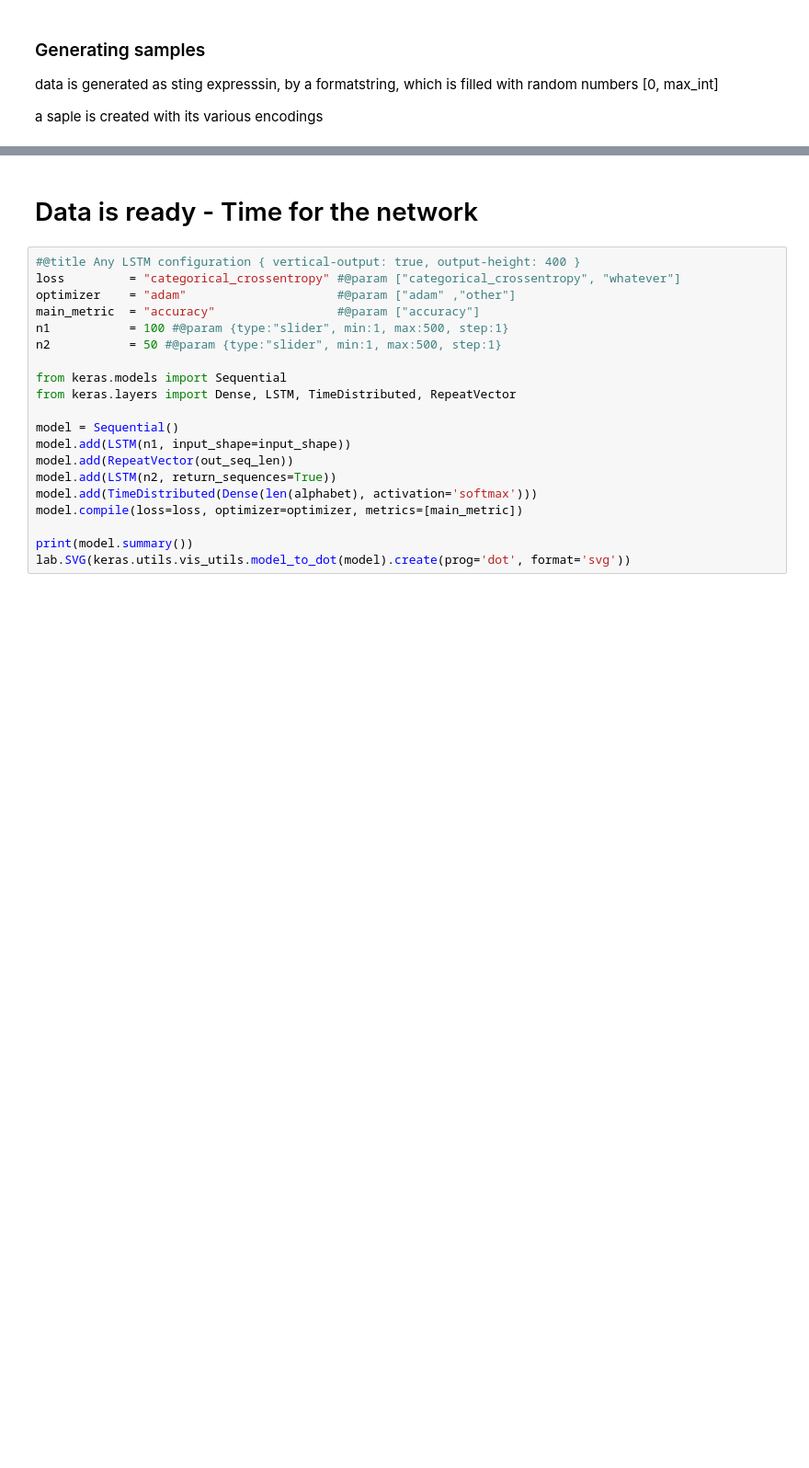
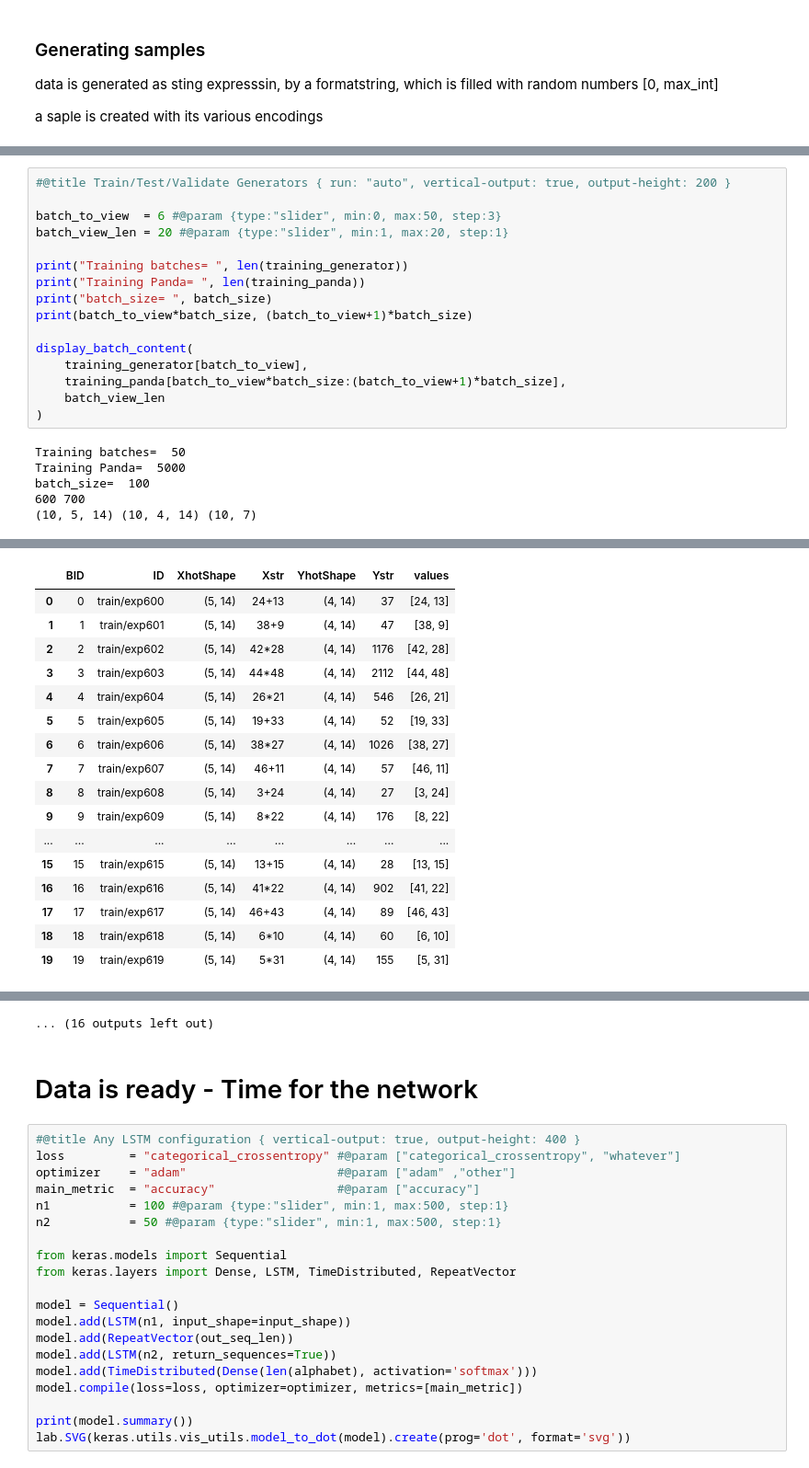
Before and after one commit to glouwa/app-kandinsky-pattern-generator, a Jupyter notebook: lstm_calculator.ipynb, the cells around one changed output, grey strips where cells are left out. Shown at 92% size. Drawn from its saved outputs; the diff is of its cells as text; blank space fills up the shorter version.

```diff
--- a/lstm_calculator.ipynb
+++ b/lstm_calculator.ipynb
@@ -204,0 +346,22 @@ DataGenerator: samples= 1 batchsize= 201 len= 0
+# %%
+#@title Train/Test/Validate Generators { run: "auto", vertical-output: true, output-height: 200 }
+
+batch_to_view  = 6 #@param {type:"slider", min:0, max:50, step:3}
+batch_view_len = 20 #@param {type:"slider", min:1, max:20, step:1}
+
+print("Training batches= ", len(training_generator))
+print("Training Panda= ", len(training_panda))
+print("batch_size= ", batch_size)
+print(batch_to_view*batch_size, (batch_to_view+1)*batch_size)
+
+display_batch_content(
+    training_generator[batch_to_view],
+    training_panda[batch_to_view*batch_size:(batch_to_view+1)*batch_size],
+    batch_view_len
+)
+# %% [output]
+Training batches=  50
+Training Panda=  5000
+batch_size=  100
+600 700
+(10, 5, 14) (10, 4, 14) (10, 7)
@@ -204,0 +375,17 @@ DataGenerator: samples= 1 batchsize= 201 len= 0
+|  | BID | ID | XhotShape | Xstr | YhotShape | Ystr | values |
+| 0 | 0 | train/exp600 | (5, 14) | 24+13 | (4, 14) | 37 | [24, 13] |
+| 1 | 1 | train/exp601 | (5, 14) | 38+9 | (4, 14) | 47 | [38, 9] |
+| 2 | 2 | train/exp602 | (5, 14) | 42*28 | (4, 14) | 1176 | [42, 28] |
+| 3 | 3 | train/exp603 | (5, 14) | 44*48 | (4, 14) | 2112 | [44, 48] |
+| 4 | 4 | train/exp604 | (5, 14) | 26*21 | (4, 14) | 546 | [26, 21] |
+| 5 | 5 | train/exp605 | (5, 14) | 19+33 | (4, 14) | 52 | [19, 33] |
+| 6 | 6 | train/exp606 | (5, 14) | 38*27 | (4, 14) | 1026 | [38, 27] |
+| 7 | 7 | train/exp607 | (5, 14) | 46+11 | (4, 14) | 57 | [46, 11] |
+| 8 | 8 | train/exp608 | (5, 14) | 3+24 | (4, 14) | 27 | [3, 24] |
+| 9 | 9 | train/exp609 | (5, 14) | 8*22 | (4, 14) | 176 | [8, 22] |
+| ... | ... | ... | ... | ... | ... | ... | ... |
+| 15 | 15 | train/exp615 | (5, 14) | 13+15 | (4, 14) | 28 | [13, 15] |
+| 16 | 16 | train/exp616 | (5, 14) | 41*22 | (4, 14) | 902 | [41, 22] |
+| 17 | 17 | train/exp617 | (5, 14) | 46+43 | (4, 14) | 89 | [46, 43] |
+| 18 | 18 | train/exp618 | (5, 14) | 6*10 | (4, 14) | 60 | [6, 10] |
+| 19 | 19 | train/exp619 | (5, 14) | 5*31 | (4, 14) | 155 | [5, 31] |
@@ -205,3 +395,4 @@ DataGenerator: samples= 1 batchsize= 201 len= 0
+... (16 outputs left out)
 # %% [markdown]
 # Data is ready - Time for the network
 # %%
```
Also changed, not shown: parts of 27 cells of this notebook.
